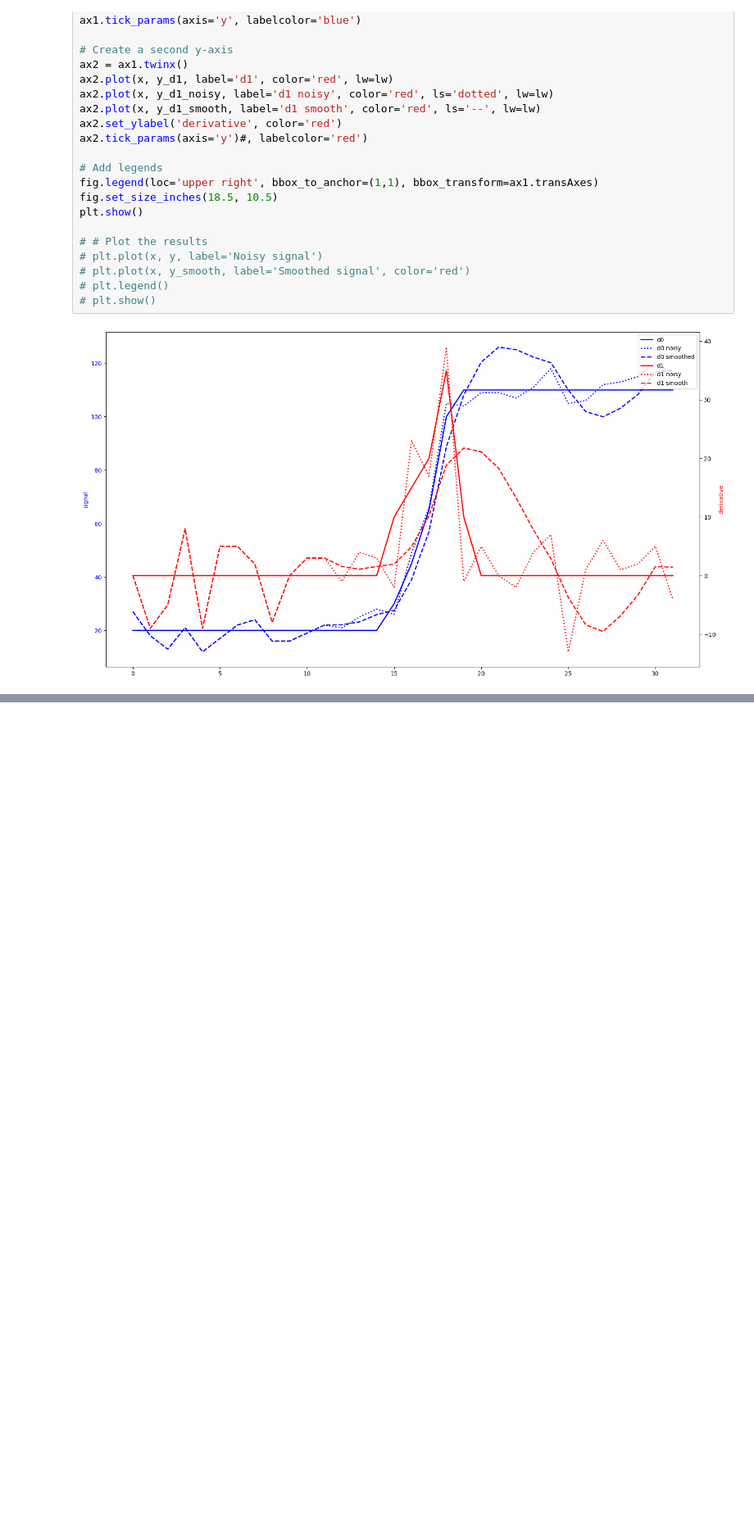
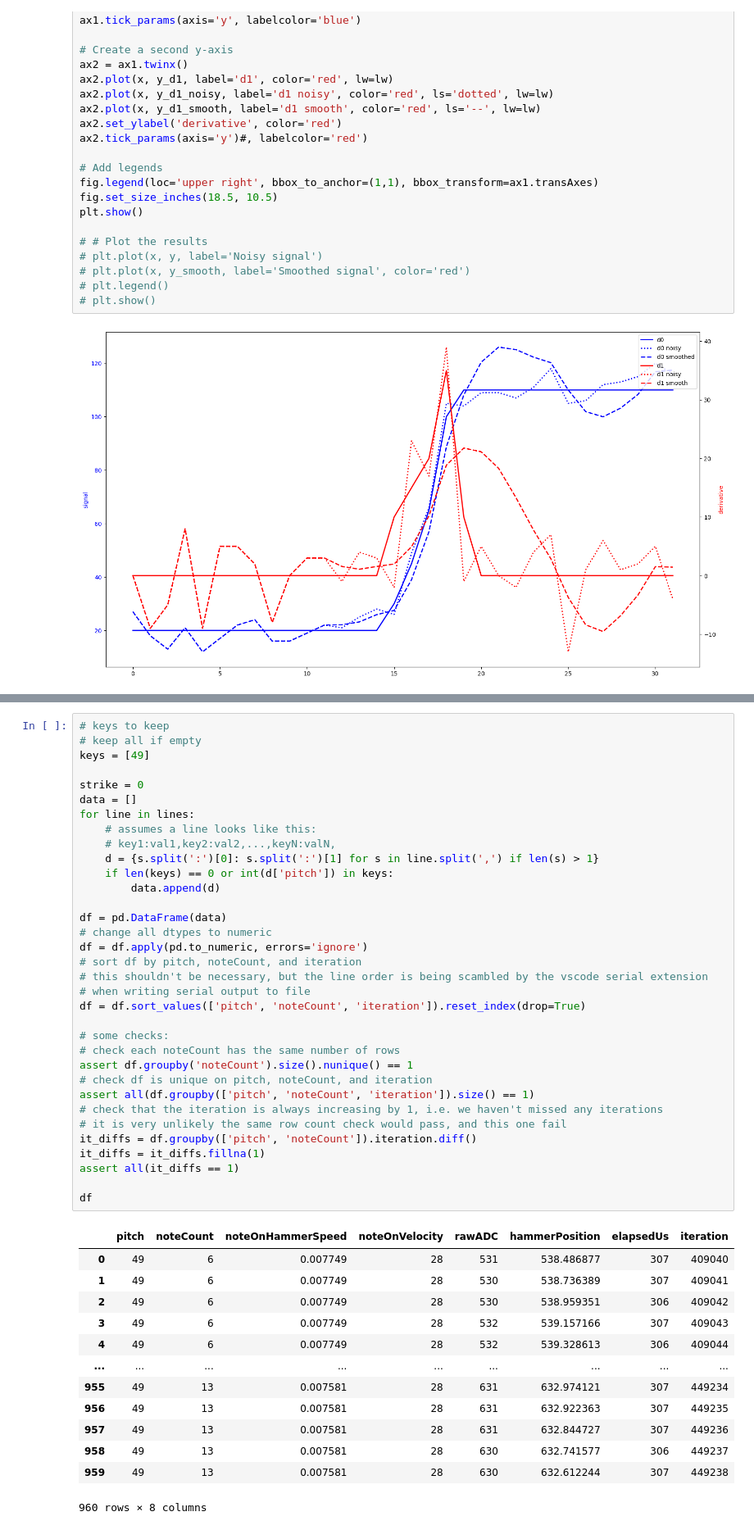
Before and after one commit to aleathwick/midi_hammer, a Jupyter notebook: python/filtering.ipynb, the cells around one changed output, grey strips where cells are left out. Shown at 82% size. Cells and saved outputs as stored; diff of their text form; blank space fills up the shorter version.

Commit message:
read and process key press data

```diff
--- a/python/filtering.ipynb
+++ b/python/filtering.ipynb
@@ -157,0 +179,48 @@ plt.show()
+# %%
+# keys to keep
+# keep all if empty
+keys = [49]
+
+strike = 0
+data = []
+for line in lines:
+    # assumes a line looks like this:
+    # key1:val1,key2:val2,...,keyN:valN,
+    d = {s.split(':')[0]: s.split(':')[1] for s in line.split(',') if len(s) > 1}
+    if len(keys) == 0 or int(d['pitch']) in keys:
+        data.append(d)
+
+df = pd.DataFrame(data)
+# change all dtypes to numeric
+df = df.apply(pd.to_numeric, errors='ignore')
+# sort df by pitch, noteCount, and iteration
+# this shouldn't be necessary, but the line order is being scambled by the vscode serial extension
+# when writing serial output to file
+df = df.sort_values(['pitch', 'noteCount', 'iteration']).reset_index(drop=True)
+
+# some checks:
+# check each noteCount has the same number of rows
+assert df.groupby('noteCount').size().nunique() == 1
+# check df is unique on pitch, noteCount, and iteration
+assert all(df.groupby(['pitch', 'noteCount', 'iteration']).size() == 1)
+# check that the iteration is always increasing by 1, i.e. we haven't missed any iterations
+# it is very unlikely the same row count check would pass, and this one fail
+it_diffs = df.groupby(['pitch', 'noteCount']).iteration.diff()
+it_diffs = it_diffs.fillna(1)
+assert all(it_diffs == 1)
+
+df
+# %% [output]
+|  | pitch | noteCount | noteOnHammerSpeed | noteOnVelocity | rawADC | hammerPosition | elapsedUs | iteration |
+| 0 | 49 | 6 | 0.007749 | 28 | 531 | 538.486877 | 307 | 409040 |
+| 1 | 49 | 6 | 0.007749 | 28 | 530 | 538.736389 | 307 | 409041 |
+| 2 | 49 | 6 | 0.007749 | 28 | 530 | 538.959351 | 306 | 409042 |
+| 3 | 49 | 6 | 0.007749 | 28 | 532 | 539.157166 | 307 | 409043 |
+| 4 | 49 | 6 | 0.007749 | 28 | 532 | 539.328613 | 306 | 409044 |
+| ... | ... | ... | ... | ... | ... | ... | ... | ... |
+| 955 | 49 | 13 | 0.007581 | 28 | 631 | 632.974121 | 307 | 449234 |
+| 956 | 49 | 13 | 0.007581 | 28 | 631 | 632.922363 | 307 | 449235 |
+| 957 | 49 | 13 | 0.007581 | 28 | 631 | 632.844727 | 307 | 449236 |
+| 958 | 49 | 13 | 0.007581 | 28 | 630 | 632.741577 | 306 | 449237 |
+| 959 | 49 | 13 | 0.007581 | 28 | 630 | 632.612244 | 307 | 449238 |
+960 rows × 8 columns
```
Also changed, not shown: parts of 5 cells of this notebook.
